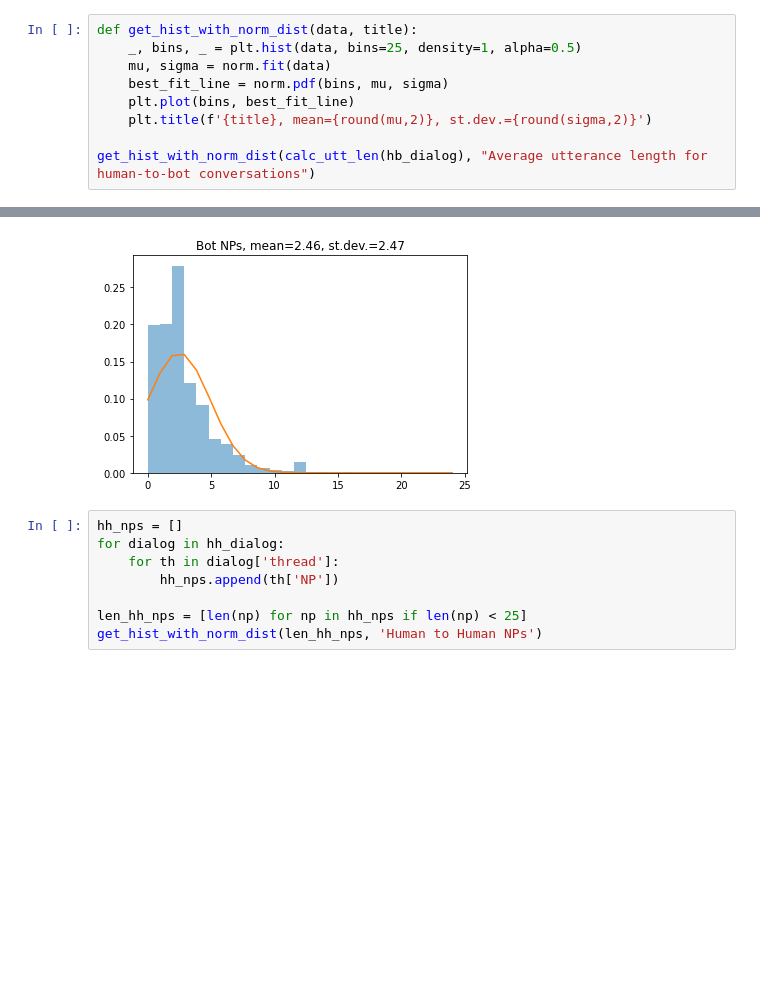
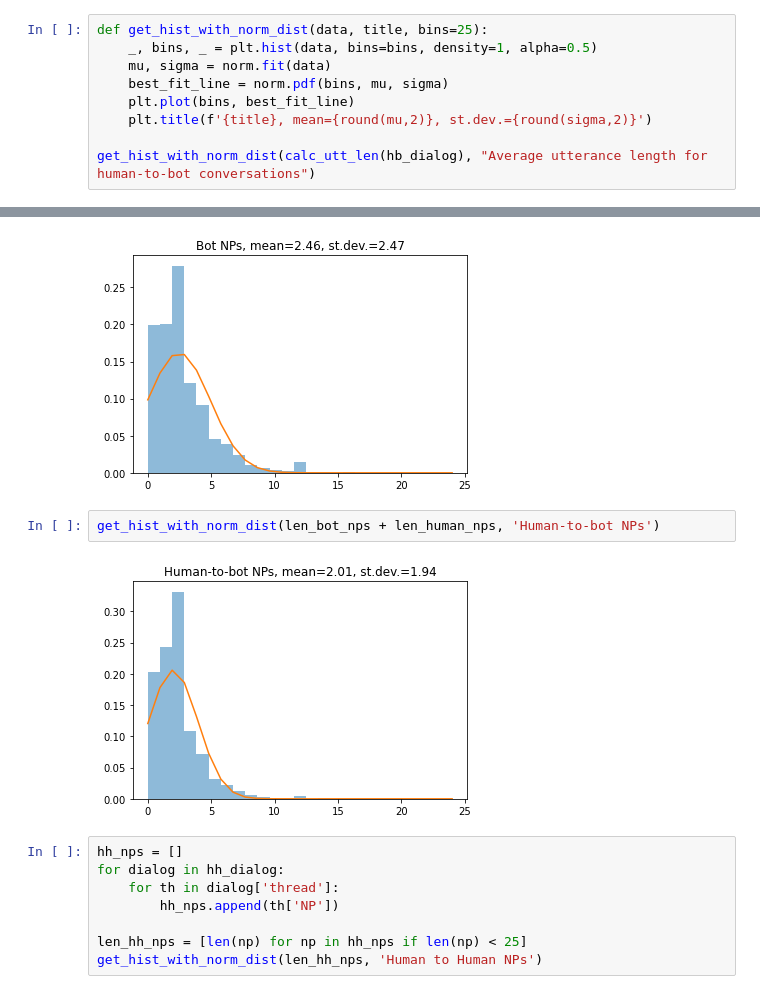
Before and after one commit to lerastromtsova/social-chatbot-initiative, a Jupyter notebook: Dataset_Analysis.ipynb, the cells around one changed output, grey strips where cells are left out. Saved outputs shown, nothing was run; the diff lists cells and outputs as text; blank space fills up the shorter version.

```diff
--- a/Dataset_Analysis.ipynb
+++ b/Dataset_Analysis.ipynb
@@ -572,8 +574,8 @@ def calc_utt_len(dataset):
     filter_word_per_utt = [f for f in word_per_utt if f < 25]
     return filter_word_per_utt
 # %%
-def get_hist_with_norm_dist(data, title):
-    _, bins, _ = plt.hist(data, bins=25, density=1, alpha=0.5)
+def get_hist_with_norm_dist(data, title, bins=25):
+    _, bins, _ = plt.hist(data, bins=bins, density=1, alpha=0.5)
     mu, sigma = norm.fit(data)
     best_fit_line = norm.pdf(bins, mu, sigma)
     plt.plot(bins, best_fit_line)
@@ -686,6 +695,10 @@ get_hist_with_norm_dist(len_human_nps, 'Human NPs when talking to a bot')
 get_hist_with_norm_dist(len_bot_nps, 'Bot NPs')
 # %% [output]
 [figure]
+# %%
+get_hist_with_norm_dist(len_bot_nps + len_human_nps, 'Human-to-bot NPs')
+# %% [output]
+[figure, added]
 # %%
 hh_nps = []
 for dialog in hh_dialog:
```
Also changed, not shown: parts of 35 cells of this notebook, 6 other files.
